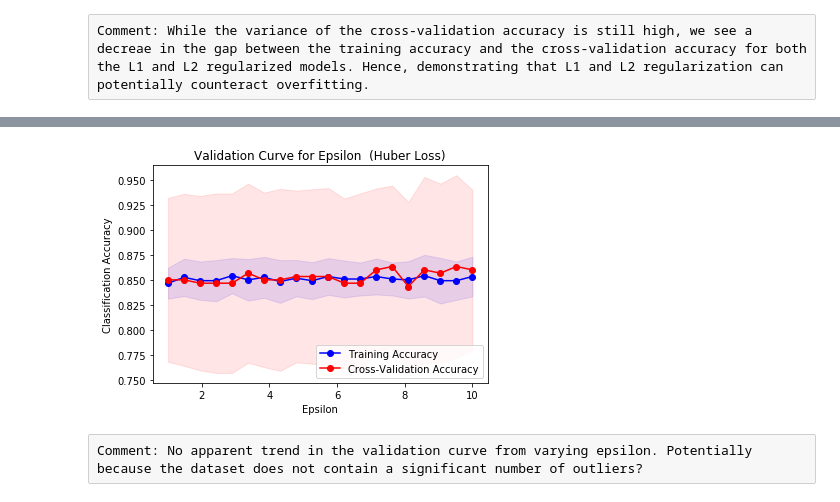
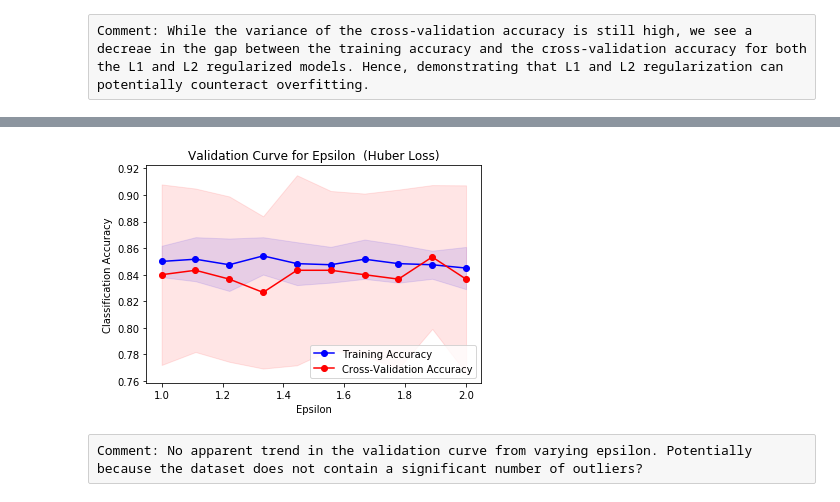
Before and after one commit to ycheng14799/MLProgrammingAssignmentWeek3, a Jupyter notebook: LinearClassifierVersion2.ipynb, the cells around one changed output, grey strips where cells are left out. Saved outputs shown, nothing was run; the diff lists cells and outputs as text; code cells hidden in the pictures.

```diff
--- a/LinearClassifierVersion2.ipynb
+++ b/LinearClassifierVersion2.ipynb
@@ -312,30 +312,30 @@ Text(0.5, 1.0, 'Weights against Lamba (L2 Regularization)')
 # %%
 # Investigating Huber Loss
 # Determine effects of varying epsilon
-epsilons = np.linspace(1, 10, 20)
+epsilons = np.linspace(1, 2, 10)
 
 # Huber loss estimator
 huberEst = SGDClassifier(loss="huber", penalty="none",\
     max_iter=10000, shuffle=True, tol=None, learning_rate="constant",\
     eta0=0.01)
 
 # Use the same cross validation method (cv)
 # Calculate validation curve
 trainScores, testScores = validation_curve(huberEst, scaledX, y,\
     "epsilon", epsilons, cv=cv)
 
 trainScoresMean = np.mean(trainScores, axis=1)
 testScoresMean = np.mean(testScores, axis=1)
 trainScoresStd = np.std(trainScores, axis=1)
 testScoresStd = np.std(testScores, axis=1)
 
 # Graph
 generateGraph(epsilons, trainScoresMean, testScoresMean,\
     trainScoresStd, testScoresStd,\
     "Epsilon", "Classification Accuracy",\
     "Validation Curve for Epsilon  (Huber Loss)", False)
 # %% [output]
-[figure, old version]
+[figure, new version]
 # %% [raw]
 Comment: No apparent trend in the validation curve from varying epsilon. Potentially because the dataset does not contain a significant number of outliers?
 # %%
```
Also changed, not shown: parts of 11 cells of this notebook, 3 other files.
